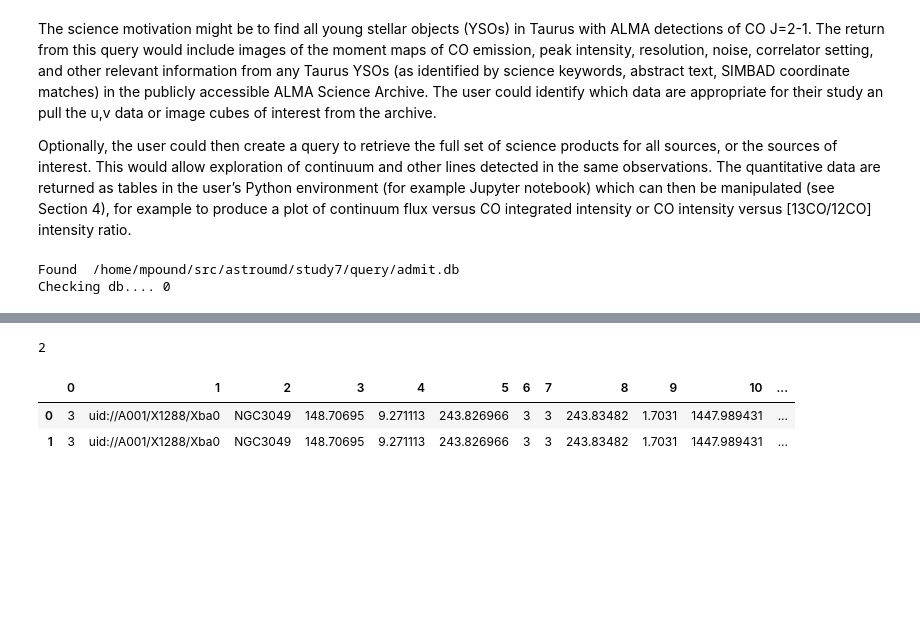
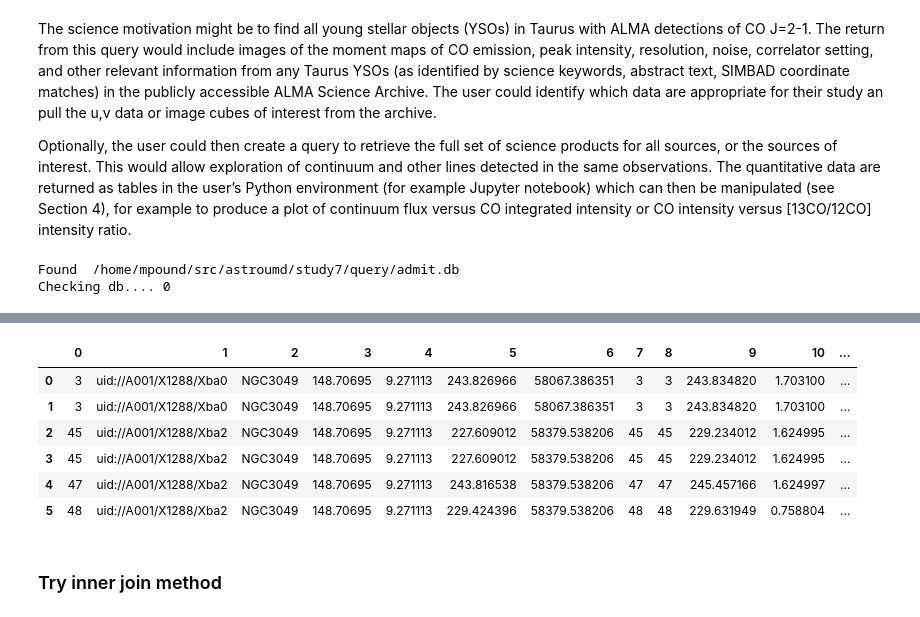
Before and after one commit to teuben/study7, a Jupyter notebook: notebooks/case1.ipynb, the cells around one changed output, grey strips where cells are left out. Saved outputs shown, nothing was run; the diff lists cells and outputs as text; code cells hidden in the pictures; blank space fills up the shorter version.

```diff
--- a/notebooks/case1.ipynb
+++ b/notebooks/case1.ipynb
@@ -49 +74,13 @@ select * from alma, win,lines,sources WHERE alma.target_name='NGC3049'
+# %%
+result
+# %% [output]
+|  | 0 | 1 | 2 | 3 | 4 | 5 | 6 | 7 | 8 | 9 | 10 | ... |
+| 0 | 3 | uid://A001/X1288/Xba0 | NGC3049 | 148.70695 | 9.271113 | 243.826966 | 58067.386351 | 3 | 3 | 243.834820 | 1.703100 | ... |
+| 1 | 3 | uid://A001/X1288/Xba0 | NGC3049 | 148.70695 | 9.271113 | 243.826966 | 58067.386351 | 3 | 3 | 243.834820 | 1.703100 | ... |
+| 2 | 45 | uid://A001/X1288/Xba2 | NGC3049 | 148.70695 | 9.271113 | 227.609012 | 58379.538206 | 45 | 45 | 229.234012 | 1.624995 | ... |
+| 3 | 45 | uid://A001/X1288/Xba2 | NGC3049 | 148.70695 | 9.271113 | 227.609012 | 58379.538206 | 45 | 45 | 229.234012 | 1.624995 | ... |
+| 4 | 47 | uid://A001/X1288/Xba2 | NGC3049 | 148.70695 | 9.271113 | 243.816538 | 58379.538206 | 47 | 47 | 245.457166 | 1.624997 | ... |
+| 5 | 48 | uid://A001/X1288/Xba2 | NGC3049 | 148.70695 | 9.271113 | 229.424396 | 58379.538206 | 48 | 48 | 229.631949 | 0.758804 | ... |
+# %% [markdown]
+### Try inner join method
 # %%
@@ -51,10 +91,0 @@ result=a.sql("select * from alma,win,lines,sources where target_name='NGC3049' a
-# %%
-len(result)
-# %% [output]
-2
-# %%
-pd.DataFrame(result)
-# %% [output]
-|  | 0 | 1 | 2 | 3 | 4 | 5 | 6 | 7 | 8 | 9 | 10 | ... |
-| 0 | 3 | uid://A001/X1288/Xba0 | NGC3049 | 148.70695 | 9.271113 | 243.826966 | 3 | 3 | 243.83482 | 1.7031 | 1447.989431 | ... |
-| 1 | 3 | uid://A001/X1288/Xba0 | NGC3049 | 148.70695 | 9.271113 | 243.826966 | 3 | 3 | 243.83482 | 1.7031 | 1447.989431 | ... |
```
Also changed, not shown: parts of 21 cells of this notebook.
